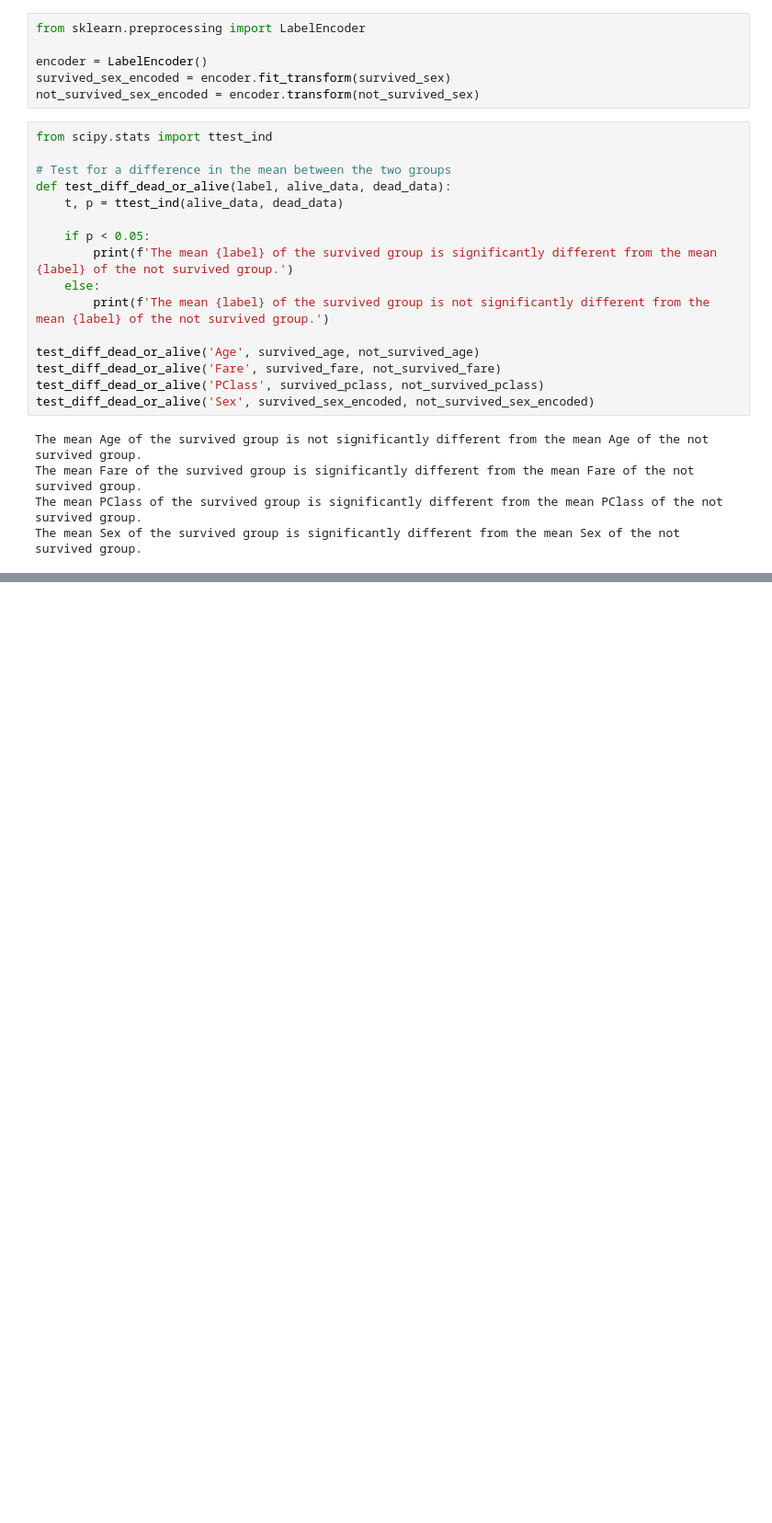
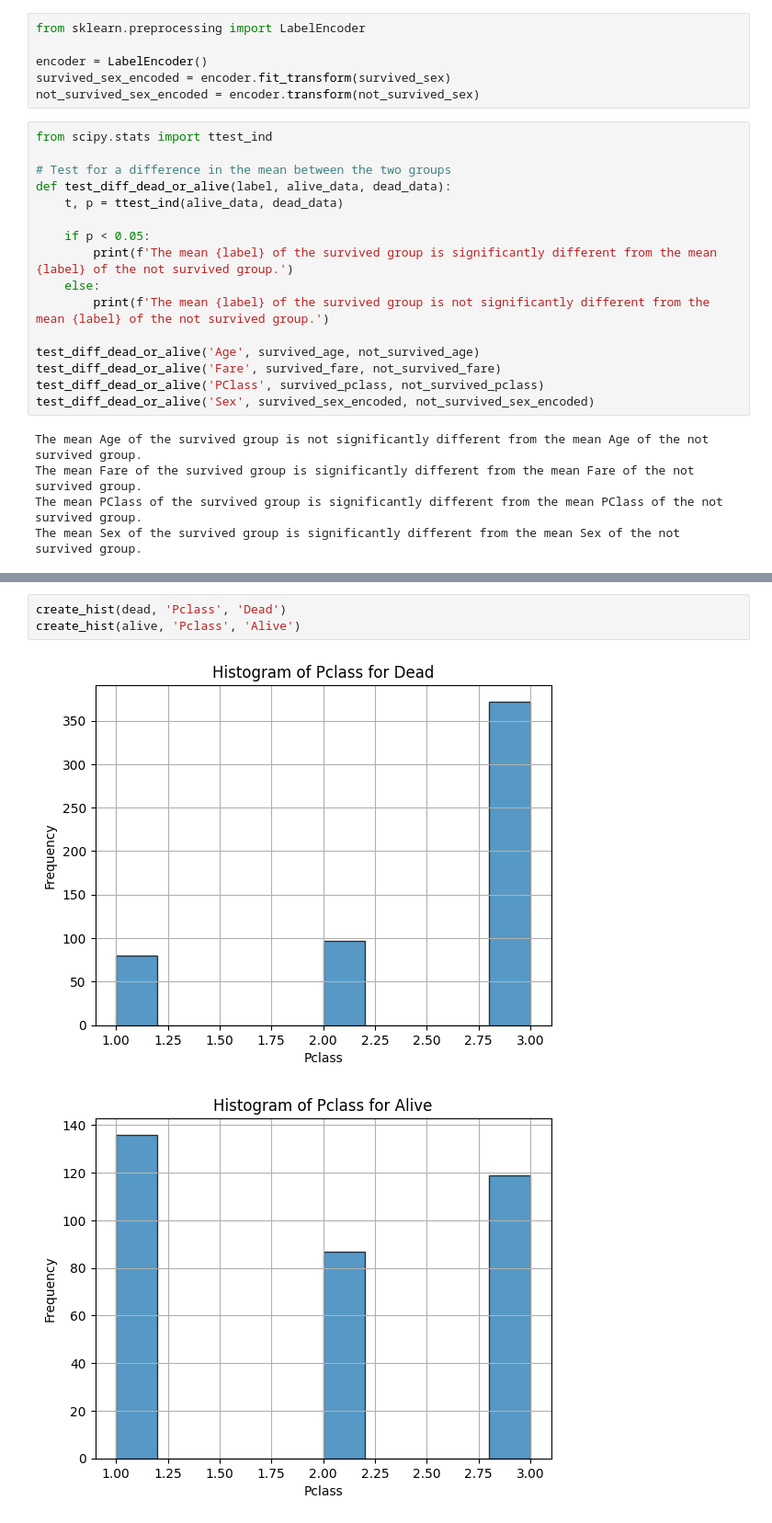
Before and after one commit to SeanMarcusJensen/Exam_DataScience, a Jupyter notebook: Notebook.ipynb, the cells around one changed output, grey strips where cells are left out. Shown at 92% size. Cells and saved outputs as stored; diff of their text form; blank space fills up the shorter version.

```diff
--- a/Notebook.ipynb
+++ b/Notebook.ipynb
@@ -266,0 +268,6 @@ The mean Sex of the survived group is significantly different from the mean Sex
+# %%
+create_hist(dead, 'Pclass', 'Dead')
+create_hist(alive, 'Pclass', 'Alive')
+# %% [output]
+[figure, added]
+[figure, added]
```
Also changed, not shown: parts of 7 cells of this notebook.
